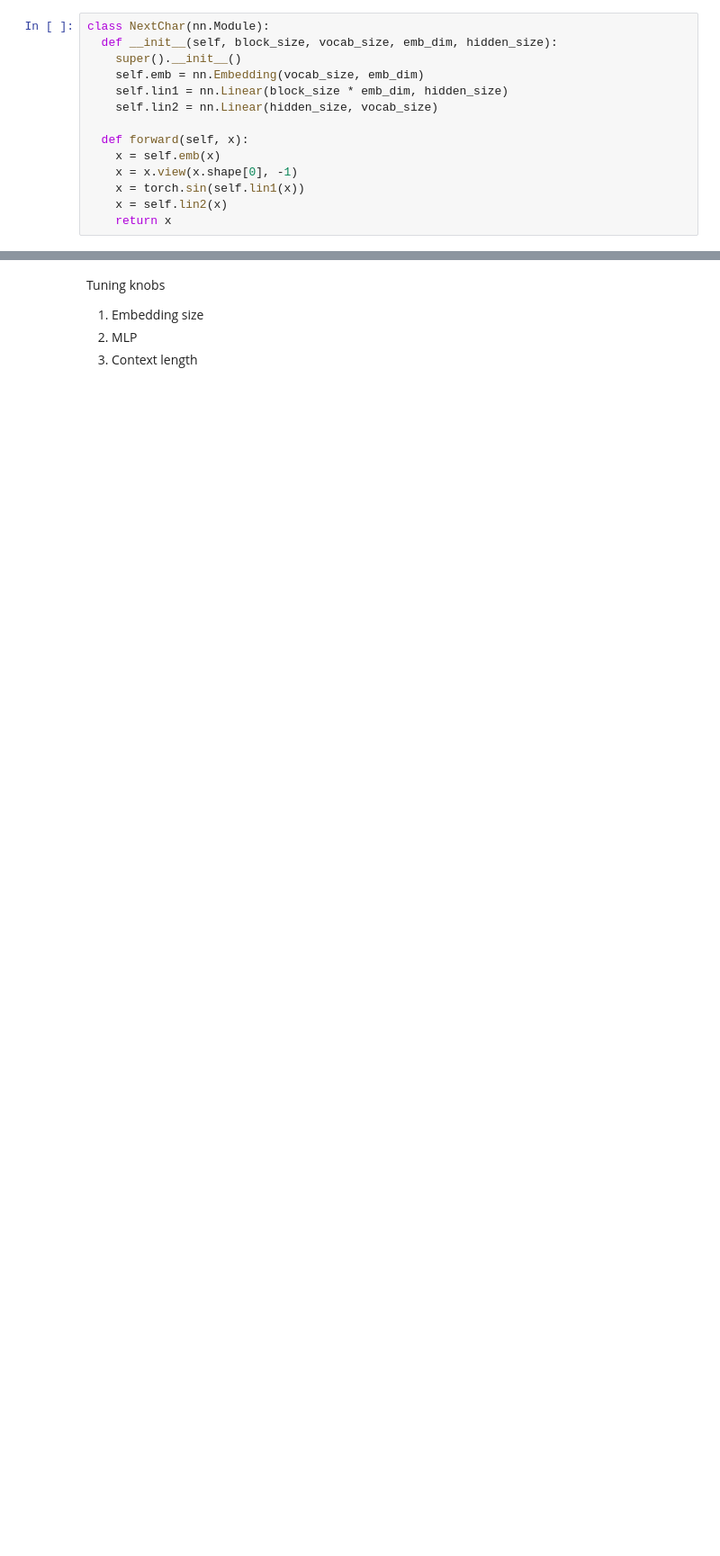
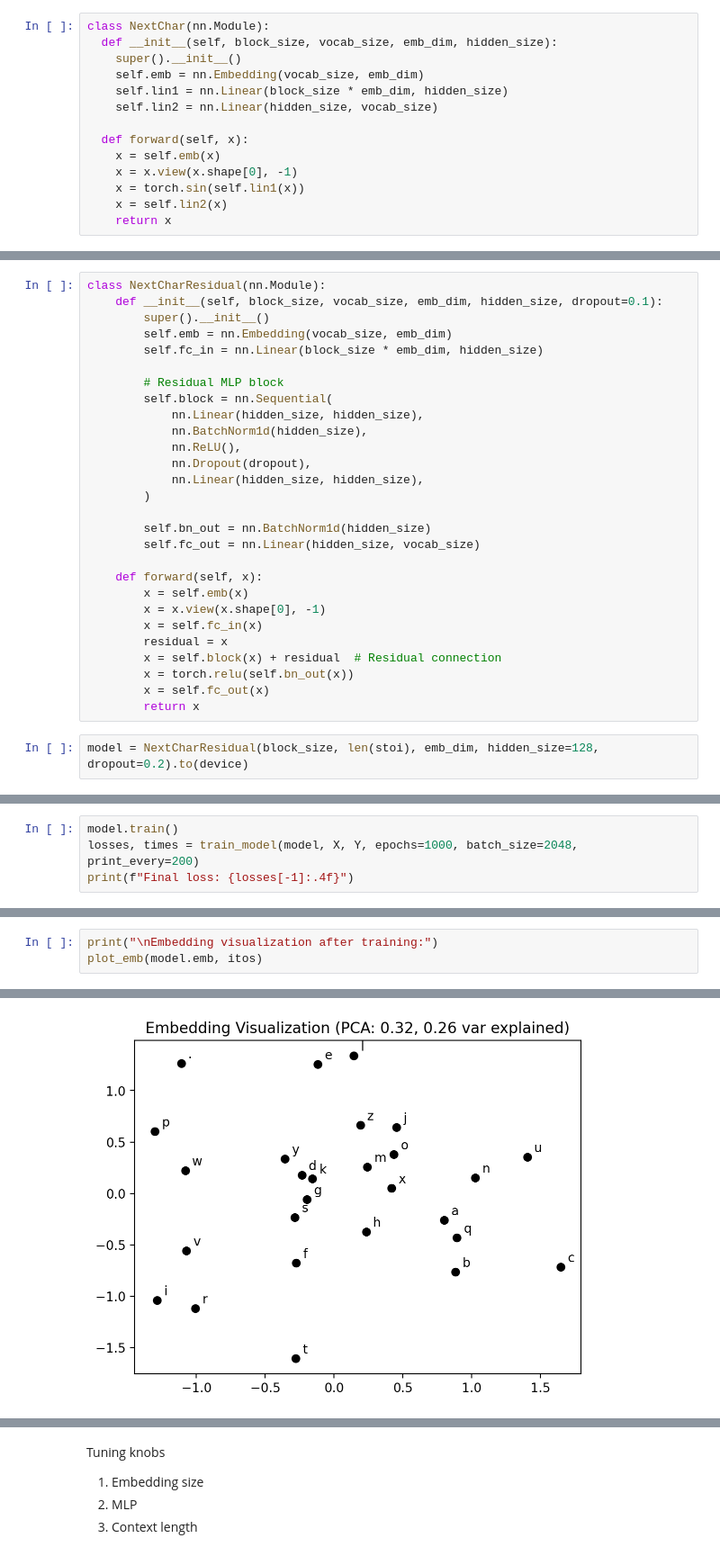
Before and after one commit to abhyudaya-3701/ml-teaching, a Jupyter notebook: notebooks/names.ipynb, the cells around one changed output, grey strips where cells are left out. Shown at 90% size. Cells and saved outputs as stored; diff of their text form; blank space fills up the shorter version.

```diff
--- a/notebooks/names.ipynb
+++ b/notebooks/names.ipynb
@@ -325,0 +403,30 @@ sabka
+# %%
+class NextCharResidual(nn.Module):
+    def __init__(self, block_size, vocab_size, emb_dim, hidden_size, dropout=0.1):
+        super().__init__()
+        self.emb = nn.Embedding(vocab_size, emb_dim)
+        self.fc_in = nn.Linear(block_size * emb_dim, hidden_size)
+
+        # Residual MLP block
+        self.block = nn.Sequential(
+            nn.Linear(hidden_size, hidden_size),
+            nn.BatchNorm1d(hidden_size),
+            nn.ReLU(),
+            nn.Dropout(dropout),
+            nn.Linear(hidden_size, hidden_size),
+        )
+
+        self.bn_out = nn.BatchNorm1d(hidden_size)
+        self.fc_out = nn.Linear(hidden_size, vocab_size)
+
+    def forward(self, x):
+        x = self.emb(x)
+        x = x.view(x.shape[0], -1)
+        x = self.fc_in(x)
+        residual = x
+        x = self.block(x) + residual  # Residual connection
+        x = torch.relu(self.bn_out(x))
+        x = self.fc_out(x)
+        return x
+# %%
+model = NextCharResidual(block_size, len(stoi), emb_dim, hidden_size=128, dropout=0.2).to(device)
@@ -325,0 +462,4 @@ sabka
+# %%
+model.train()
+losses, times = train_model(model, X, Y, epochs=1000, batch_size=2048, print_every=200)
+print(f"Final loss: {losses[-1]:.4f}")
@@ -325,0 +473,4 @@ sabka
+# %%
+print("\nEmbedding visualization after training:")
+plot_emb(model.emb, itos)
+# %% [output]
@@ -325,0 +479 @@ sabka
+[figure, added]
```
Also changed, not shown: parts of 21 cells of this notebook, 1 other file.
